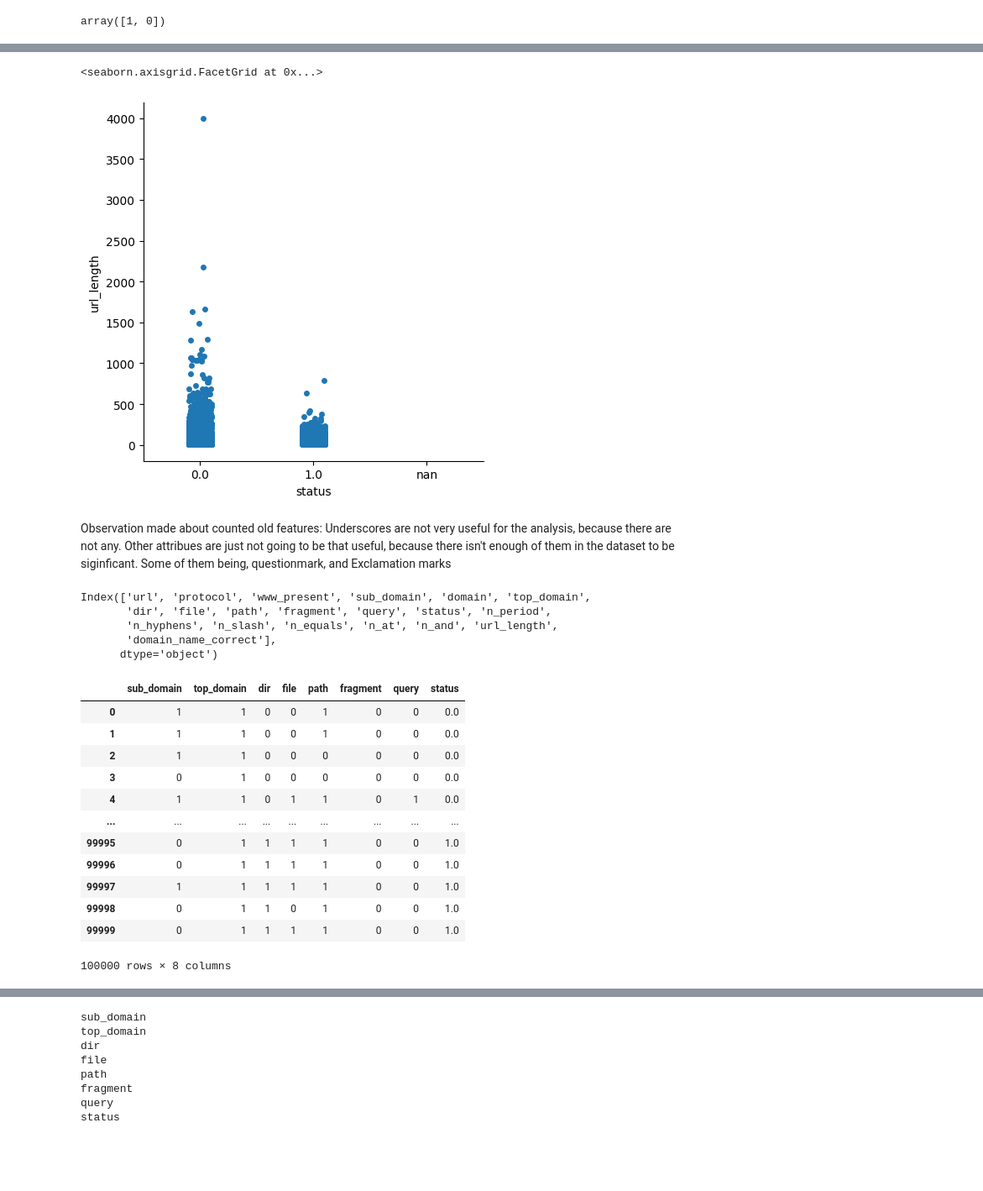
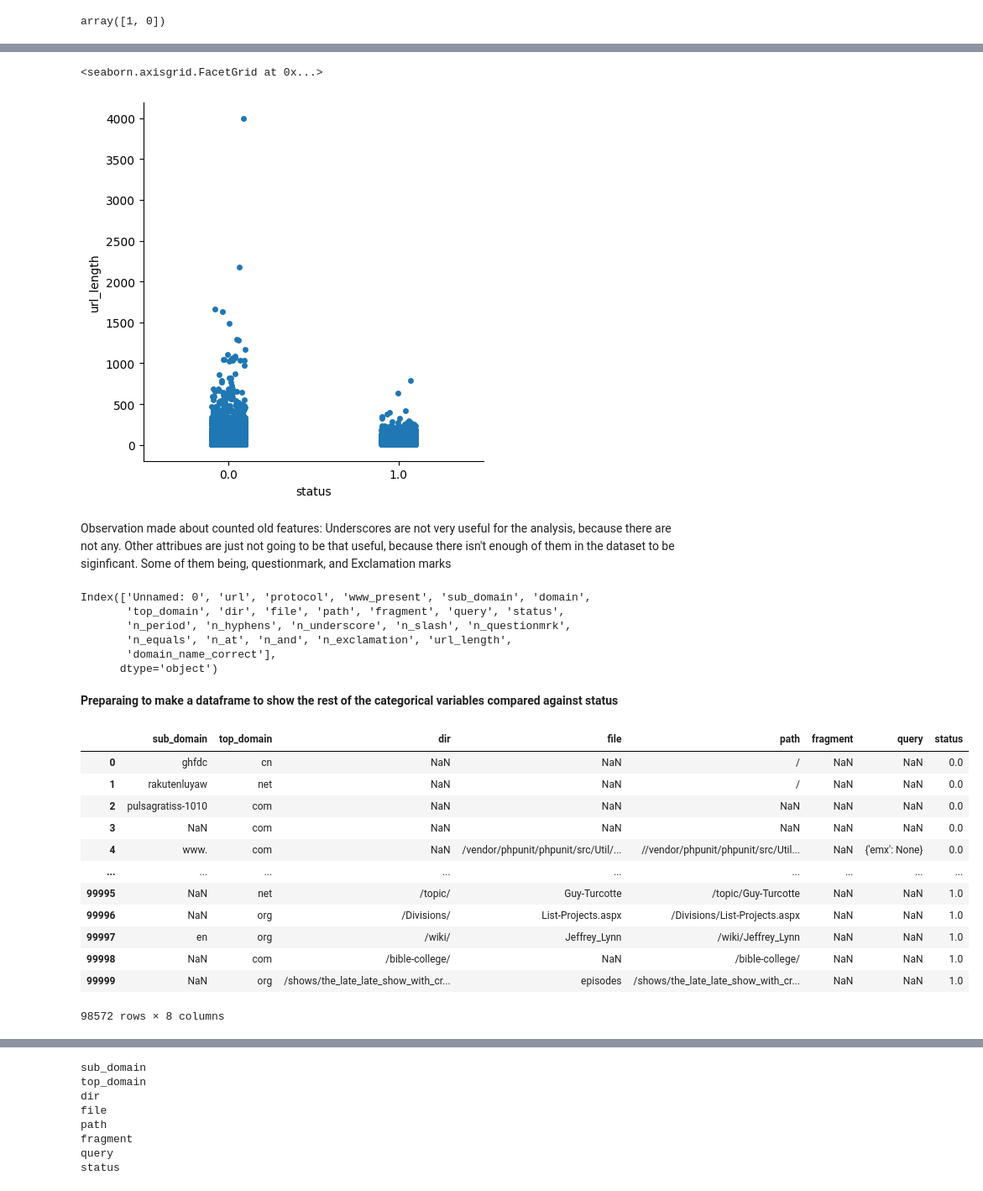
Before and after one commit to onoratoe/DS_Final_Project, a Jupyter notebook: data_visualizations_p2.ipynb, the cells around one changed output, grey strips where cells are left out. Shown at 84% size. Cells and saved outputs as stored; diff of their text form; code cells hidden in the pictures; blank space fills up the shorter version.

```diff
--- a/data_visualizations_p2.ipynb
+++ b/data_visualizations_p2.ipynb
@@ -26,3 +28,6 @@ df
 | 99998 | 100009 | ccdowney.com/bible-college/ | NaN | NaN | NaN | ccdowney | com | /bible-college/ | NaN | ... |
 | 99999 | 100010 | sharetv.org/shows/the_late_late_s... | NaN | NaN | NaN | sharetv | org | /shows/the_late_late_show_with_cr... | episodes | ... |
 100000 rows × 24 columns
+# %%
+df.dropna(subset=['status'], inplace=True)
+df
@@ -162,7 +191,7 @@ Text(0.5, 23.52222222222222, 'Domain Name Spelled Correct')
 sns.catplot(data=df, x="status", y="url_length")
 # %% [output]
 <seaborn.axisgrid.FacetGrid at 0x...>
-[figure, old version]
+[figure, new version]
 # %%
 # use n_equals, n_and, url_length, n_period
 # %% [markdown]
@@ -170,28 +199,32 @@ Observation made about counted old features: Underscores are not very useful for
 # %%
 df.columns
 # %% [output]
-Index(['url', 'protocol', 'www_present', 'sub_domain', 'domain', 'top_domain',
-       'dir', 'file', 'path', 'fragment', 'query', 'status', 'n_period',
-       'n_hyphens', 'n_slash', 'n_equals', 'n_at', 'n_and', 'url_length',
+Index(['Unnamed: 0', 'url', 'protocol', 'www_present', 'sub_domain', 'domain',
+       'top_domain', 'dir', 'file', 'path', 'fragment', 'query', 'status',
+       'n_period', 'n_hyphens', 'n_underscore', 'n_slash', 'n_questionmrk',
+       'n_equals', 'n_at', 'n_and', 'n_exclamation', 'url_length',
        'domain_name_correct'],
       dtype='object')
+# %% [markdown]
+**Preparaing to make a dataframe to show the rest of the categorical variables compared against status**
 # %%
 # drop underscores, questonmark, and exclamation marks
 # do a multi with the following features: sub_domain, top_domain, dir, file, path, fragment, query
 heatmap_df = df.drop(columns=["url", "protocol", "www_present", "domain","domain_name_correct",
-                                    "n_hyphens", "n_slash", "n_equals", "n_at", "n_and", "url_length", "n_period"])
+                                    "n_hyphens", "n_slash", "n_equals", "n_at", "n_and", "url_length", "n_period", "Unnamed: 0",
+                             "n_underscore", "n_questionmrk", "n_exclamation"])
 heatmap_df
 # %% [output]
 |  | sub_domain | top_domain | dir | file | path | fragment | query | status |
-| 0 | 1 | 1 | 0 | 0 | 1 | 0 | 0 | 0.0 |
-| 1 | 1 | 1 | 0 | 0 | 1 | 0 | 0 | 0.0 |
-| 2 | 1 | 1 | 0 | 0 | 0 | 0 | 0 | 0.0 |
-| 3 | 0 | 1 | 0 | 0 | 0 | 0 | 0 | 0.0 |
-| 4 | 1 | 1 | 0 | 1 | 1 | 0 | 1 | 0.0 |
+| 0 | ghfdc | cn | NaN | NaN | / | NaN | NaN | 0.0 |
+| 1 | rakutenluyaw | net | NaN | NaN | / | NaN | NaN | 0.0 |
+| 2 | pulsagratiss-1010 | com | NaN | NaN | NaN | NaN | NaN | 0.0 |
+| 3 | NaN | com | NaN | NaN | NaN | NaN | NaN | 0.0 |
+| 4 | www. | com | NaN | /vendor/phpunit/phpunit/src/Util/... | //vendor/phpunit/phpunit/src/Util... | NaN | {'emx': None} | 0.0 |
 | ... | ... | ... | ... | ... | ... | ... | ... | ... |
-| 99995 | 0 | 1 | 1 | 1 | 1 | 0 | 0 | 1.0 |
-| 99996 | 0 | 1 | 1 | 1 | 1 | 0 | 0 | 1.0 |
-| 99997 | 1 | 1 | 1 | 1 | 1 | 0 | 0 | 1.0 |
-| 99998 | 0 | 1 | 1 | 0 | 1 | 0 | 0 | 1.0 |
-| 99999 | 0 | 1 | 1 | 1 | 1 | 0 | 0 | 1.0 |
+| 99995 | NaN | net | /topic/ | Guy-Turcotte | /topic/Guy-Turcotte | NaN | NaN | 1.0 |
+| 99996 | NaN | org | /Divisions/ | List-Projects.aspx | /Divisions/List-Projects.aspx | NaN | NaN | 1.0 |
+| 99997 | en | org | /wiki/ | Jeffrey_Lynn | /wiki/Jeffrey_Lynn | NaN | NaN | 1.0 |
+| 99998 | NaN | com | /bible-college/ | NaN | /bible-college/ | NaN | NaN | 1.0 |
+| 99999 | NaN | org | /shows/the_late_late_show_with_cr... | episodes | /shows/the_late_late_show_with_cr... | NaN | NaN | 1.0 |
-100000 rows × 8 columns
+98572 rows × 8 columns
```
Also changed, not shown: parts of 25 cells of this notebook, 1 other file.
